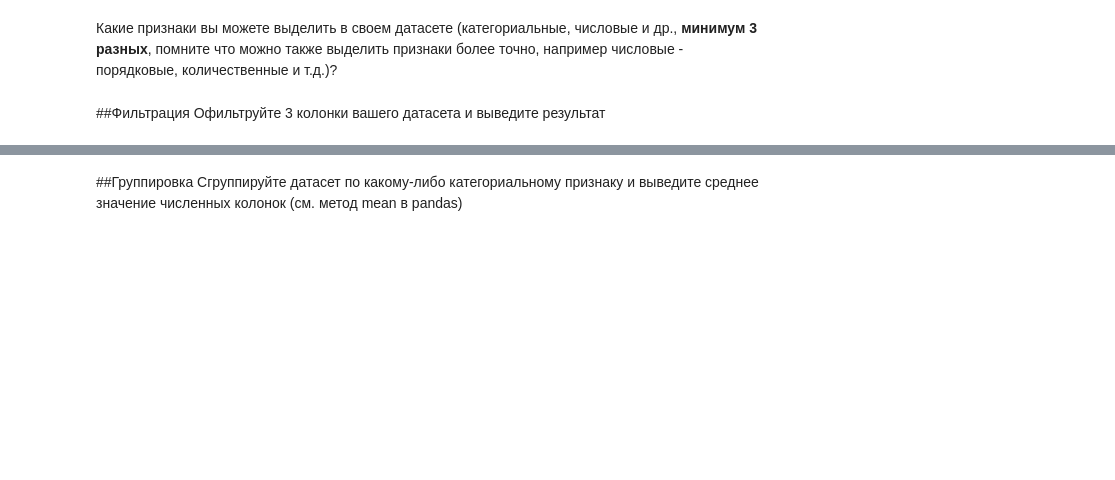
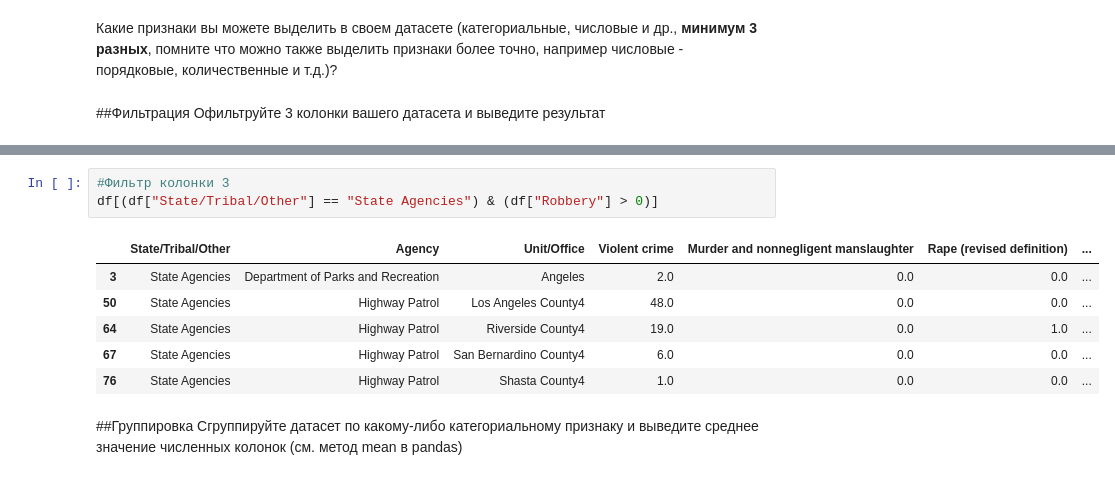
Before and after one commit to Artorius81/labs_ml_basov, a Jupyter notebook: labs/Задание_1_Басов.ipynb, the cells around one changed output, grey strips where cells are left out. Saved outputs shown, nothing was run; the diff lists cells and outputs as text; blank space fills up the shorter version.

```diff
--- a/labs/Задание_1_Басов.ipynb
+++ b/labs/Задание_1_Басов.ipynb
@@ -156,3 +197,13 @@ KeyError: ignored
+# %%
+#Фильтр колонки 3
+df[(df["State/Tribal/Other"] == "State Agencies") & (df["Robbery"] > 0)]
+# %% [output]
+|  | State/Tribal/Other | Agency | Unit/Office | Violent crime | Murder and nonnegligent manslaughter | Rape (revised definition) | ... |
+| 3 | State Agencies | Department of Parks and Recreation | Angeles | 2.0 | 0.0 | 0.0 | ... |
+| 50 | State Agencies | Highway Patrol | Los Angeles County4 | 48.0 | 0.0 | 0.0 | ... |
+| 64 | State Agencies | Highway Patrol | Riverside County4 | 19.0 | 0.0 | 1.0 | ... |
+| 67 | State Agencies | Highway Patrol | San Bernardino County4 | 6.0 | 0.0 | 0.0 | ... |
+| 76 | State Agencies | Highway Patrol | Shasta County4 | 1.0 | 0.0 | 0.0 | ... |
 # %% [markdown]
 ##Группировка
 Сгруппируйте датасет по какому-либо категориальному признаку и выведите среднее значение численных колонок (см. метод mean в pandas)
```
Also changed, not shown: parts of 5 cells of this notebook.
